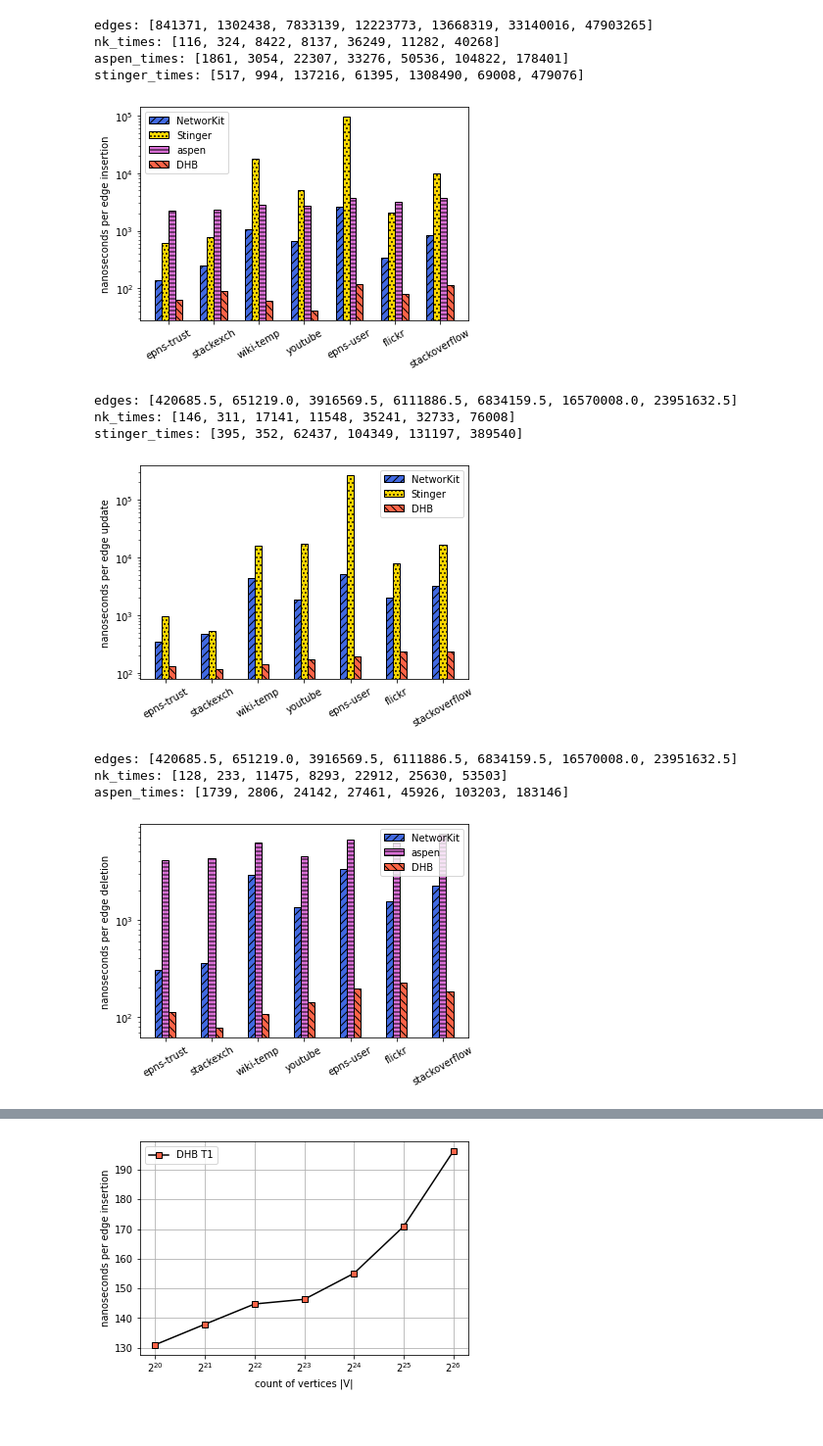
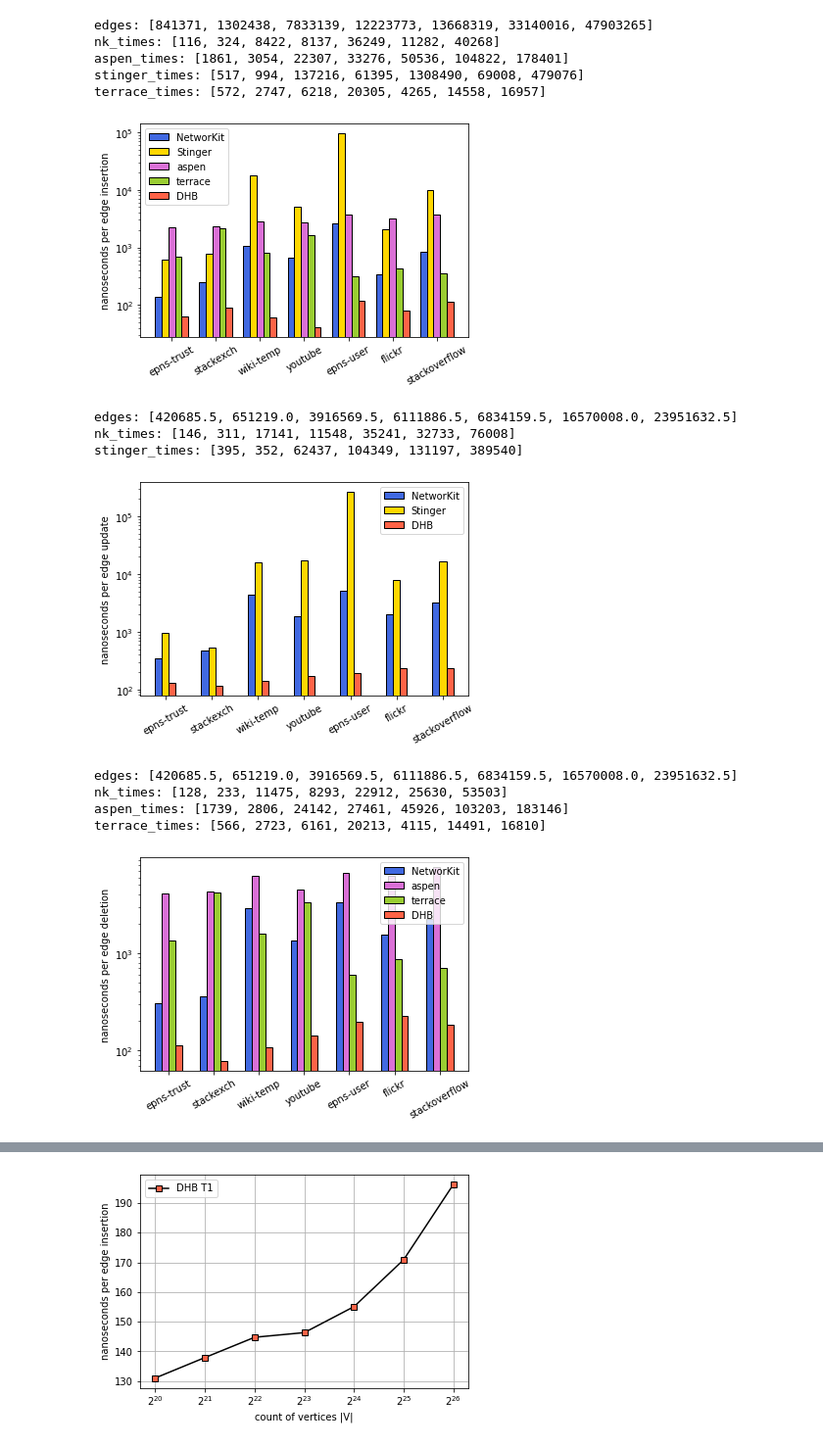
Before and after one commit to hu-macsy/dhb-experiments, a Jupyter notebook: evaluation.ipynb, the cells around one changed output, grey strips where cells are left out. Shown at 98% size. Drawn from its saved outputs; the diff is of its cells as text; code cells hidden in the pictures.

Commit message:
Latest changes on eval script including terrace.

```diff
--- a/evaluation.ipynb
+++ b/evaluation.ipynb
@@ -177,12 +82,21 @@ dhb_ds = 'DHB'
 stinger_ds = 'Stinger'
 csr_ds = 'CSR'
 aspen_ds = 'aspen'
+terrace_ds = 'terrace'
 # %%
-dhb_hatch = "\\\\\\"
-nk_hatch = "///"
-stinger_hatch = '...'
-csr_hatch = 'xxx'
-aspen_hatch = '---'
+# dhb_hatch = "\\\\\\"
+# nk_hatch = "///"
+# stinger_hatch = '...'
+# csr_hatch = 'xxx'
+# aspen_hatch = '---'
+# terrace_hatch = '+++'
+
+dhb_hatch = ""
+nk_hatch = ""
+stinger_hatch = ''
+csr_hatch = ''
+aspen_hatch = ''
+terrace_hatch = ''
 # %%
 def abbreviate_name(graph_name):
     d = {
@@ -306,7 +220,7 @@ def append_to_factor_file(name, factor):
         print('\\newcommand{\\' + name + '}{' + str(rounded_factor) + '}', file=factor_file)
 # %%
 # Set on True if you want to save all the plots
-save_all_plots=False
+save_all_plots=True
 # %%
 write_static_graph_summary_to_file()
 write_dynamic_graph_summary_to_file()
@@ -376,13 +298,14 @@ def temporal_insertion(thread_count, save=False):
     else:
         plt.show()
 # %%
-temporal_insertion(1, save=True)
+temporal_insertion(1, save=save_all_plots)
 # %% [output]
 edges: [841371, 1302438, 7833139, 12223773, 13668319, 33140016, 47903265]
 nk_times: [116, 324, 8422, 8137, 36249, 11282, 40268]
 aspen_times: [1861, 3054, 22307, 33276, 50536, 104822, 178401]
 stinger_times: [517, 994, 137216, 61395, 1308490, 69008, 479076]
+terrace_times: [572, 2747, 6218, 20305, 4265, 14558, 16957]
-[figure, old version]
+[figure, new version]
 # %%
 def temporal_updates(thread_count, save=False):
     insertion_routine = 'temporal_updates'
@@ -439,12 +362,12 @@ def temporal_updates(thread_count, save=False):
     else:
         plt.show()
 # %%
-temporal_updates(1, save=False)
+temporal_updates(1, save=save_all_plots)
 # %% [output]
 edges: [420685.5, 651219.0, 3916569.5, 6111886.5, 6834159.5, 16570008.0, 23951632.5]
 nk_times: [146, 311, 17141, 11548, 35241, 32733, 76008]
 stinger_times: [395, 352, 62437, 104349, 131197, 389540]
-[figure, old version]
+[figure, new version]
 # %%
 def temporal_deletions(thread_count, save=False):
     insertion_routine = 'temporal_deletions'
@@ -464,6 +387,9 @@ def temporal_deletions(thread_count, save=False):
     aspen_times = expXThreadIR(aspen_ds, 'aspen_temporal_deletions', insertion_routine, 'duration_ms', thread_count, sort_by)
     aspen_times = min_timeout(aspen_times)
     print('aspen_times: ' + str(aspen_times))
+    terrace_times = expXThreadIR(terrace_ds, 'terrace_temporal_deletions', insertion_routine, 'duration_ms', thread_count, sort_by)
+    terrace_times = min_timeout(terrace_times)
+    print('terrace_times: ' + str(terrace_times))
 
     fig, ax = plt.subplots()
     ax.set_ylabel('nanoseconds per edge deletion')
@@ -472,15 +398,18 @@ def temporal_deletions(thread_count, save=False):
     nk_times_per_edge = [(t / edge_count) * 1000000 for t, edge_count in zip(nk_times, edges)]
     dhb_times_per_edge = [(t / edge_count) * 1000000 for t, edge_count in zip(dhb_times, edges)]
     aspen_times_per_edge = [(t / edge_count) * 1000000 for t, edge_count in zip(aspen_times, edges)]
+    terrace_times_per_edge = [(t / edge_count) * 1000000 for t, edge_count in zip(terrace_times, edges)]
 
     x = np.arange(len(graphs))  # the label locations
     width = 0.15
 
-    ax.bar(x - width, nk_times_per_edge,
+    ax.bar(x - 1.5*width, nk_times_per_edge,
            width, label=nk_ds, color=nk_color, hatch=nk_hatch, edgecolor='black', align='center')
-    ax.bar(x, aspen_times_per_edge, width, label=aspen_ds,
+    ax.bar(x - 0.5*width, aspen_times_per_edge, width, label=aspen_ds,
            color=aspen_color, hatch=aspen_hatch, edgecolor='black', align='center')
-    ax.bar(x + width, dhb_times_per_edge,
+    ax.bar(x + 0.5*width, terrace_times_per_edge,
+           width, label=terrace_ds, color=terrace_color, hatch=terrace_hatch, edgecolor='black')
+    ax.bar(x + 1.5*width, dhb_times_per_edge,
            width, label=dhb_ds, color=dhb_color, hatch=dhb_hatch, edgecolor='black')
 
     ax.set_xticks(x)
@@ -490,21 +419,24 @@ def temporal_deletions(thread_count, save=False):
     ax.legend()
 
     if save:
-        plt.savefig('plots/nk_v_aspen_v_dhb_' + insertion_routine + '_thread_count_' + str(thread_count) + '_' + str(datetime.date.today()) + '.pdf',
+       plt.savefig('plots/nk_v_aspen_v_terrace_v_dhb_' + insertion_routine + '_thread_count_' + str(thread_count) + '_' + str(datetime.date.today()) + '.pdf',
                     bbox_inches='tight')
-        append_to_factor_file(title + '_thread_count_' + str(thread_count) + '_vs_nk_',
+       append_to_factor_file(title + '_thread_count_' + num2words(thread_count) + '_vs_' + nk_ds,
                               factor_compared_to(dhb_times_per_edge, nk_times_per_edge))
-        append_to_factor_file(title + '_thread_count_' + str(thread_count) + '_vs_aspen',
+       append_to_factor_file(title + '_thread_count_' + num2words(thread_count) + '_vs_' + aspen_ds,
                               factor_compared_to(dhb_times_per_edge, aspen_times_per_edge))
+       append_to_factor_file(title + '_thread_count_' + num2words(thread_count) + '_vs_' + terrace_ds,
+                              factor_compared_to(dhb_times_per_edge, terrace_times_per_edge))
     else:
         plt.show()
 # %%
-temporal_deletions(1, save=True)
+temporal_deletions(1, save=save_all_plots)
 # %% [output]
 edges: [420685.5, 651219.0, 3916569.5, 6111886.5, 6834159.5, 16570008.0, 23951632.5]
 nk_times: [128, 233, 11475, 8293, 22912, 25630, 53503]
 aspen_times: [1739, 2806, 24142, 27461, 45926, 103203, 183146]
+terrace_times: [566, 2723, 6161, 20213, 4115, 14491, 16810]
-[figure, old version]
+[figure, new version]
 # %%
 def bfs(thread_count, save=False):
     insertion_routine = 'bfs'
```
Also changed, not shown: parts of 39 cells of this notebook.
